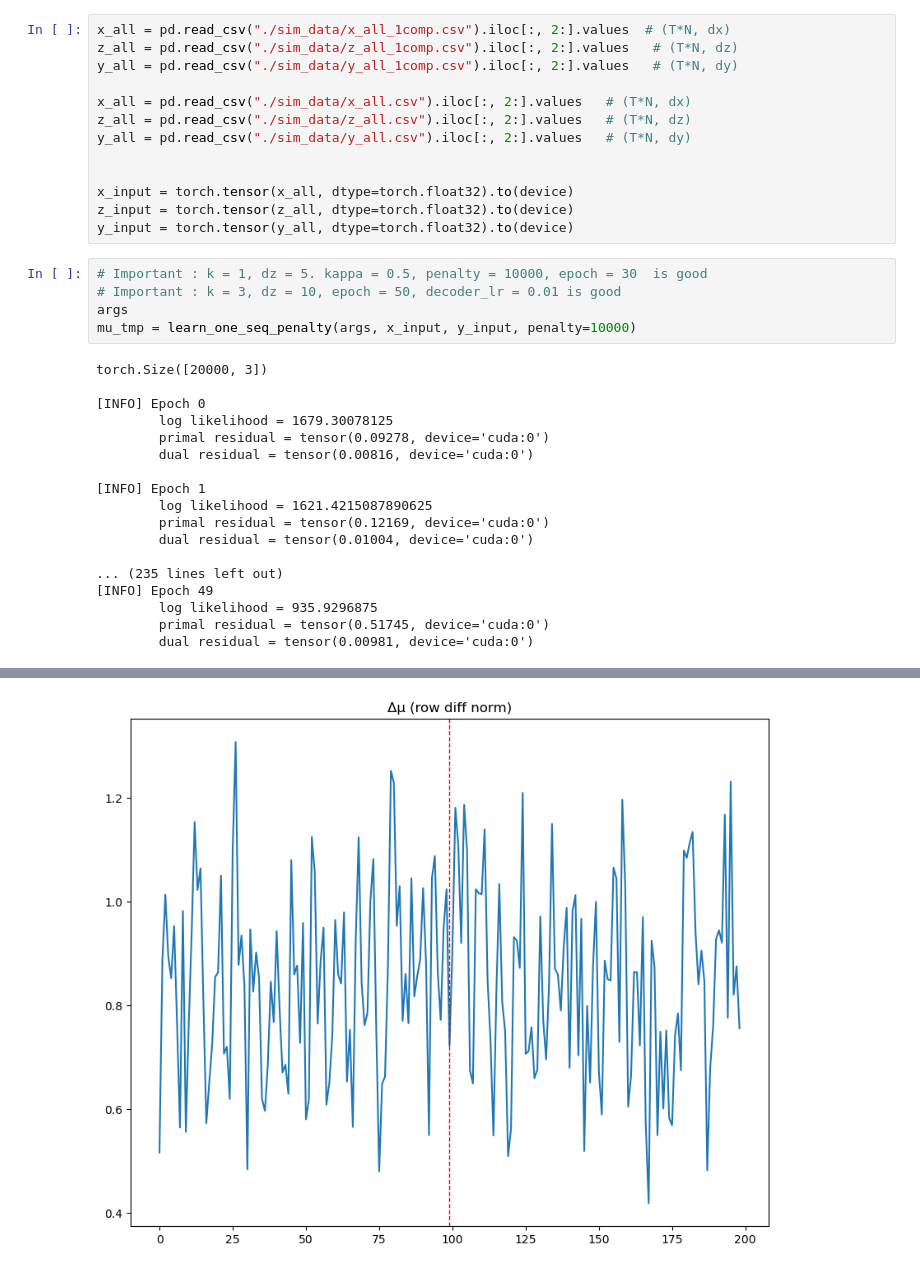
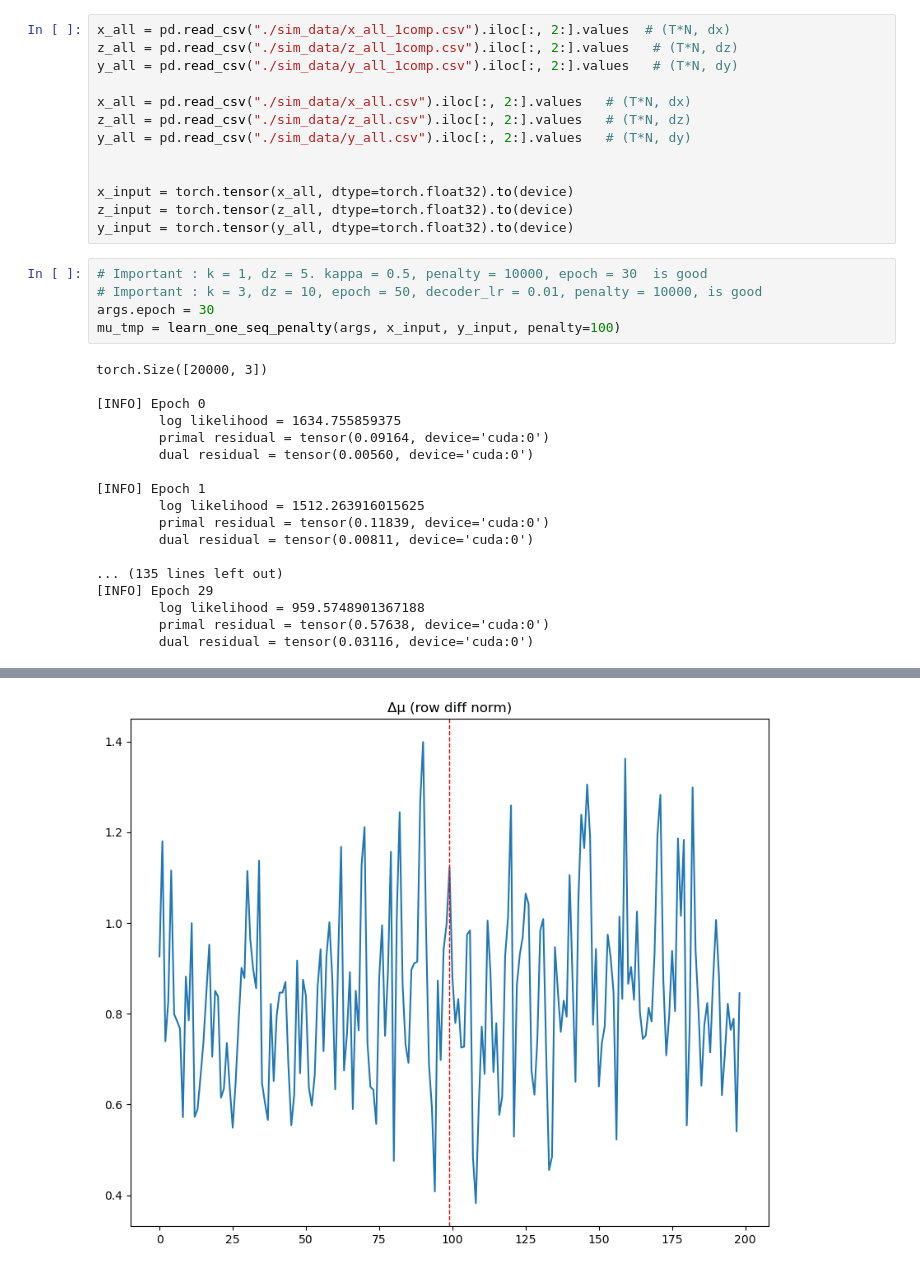
Before and after one commit to allenkei/CPD_FlowCytometry, a Jupyter notebook: step_by_step.ipynb, the cells around one changed output, grey strips where cells are left out. Cells and saved outputs as stored; diff of their text form.

```diff
--- a/step_by_step.ipynb
+++ b/step_by_step.ipynb
@@ -413,24 +413,24 @@ z_input = torch.tensor(z_all, dtype=torch.float32).to(device)
 y_input = torch.tensor(y_all, dtype=torch.float32).to(device)
 # %%
 # Important : k = 1, dz = 5. kappa = 0.5, penalty = 10000, epoch = 30  is good
-# Important : k = 3, dz = 10, epoch = 50, decoder_lr = 0.01 is good
-args
-mu_tmp = learn_one_seq_penalty(args, x_input, y_input, penalty=10000)
+# Important : k = 3, dz = 10, epoch = 50, decoder_lr = 0.01, penalty = 10000, is good
+args.epoch = 30
+mu_tmp = learn_one_seq_penalty(args, x_input, y_input, penalty=100)
 # %% [output]
 torch.Size([20000, 3])
 
 [INFO] Epoch 0
-        log likelihood = 1679.30078125
-        primal residual = tensor(0.09278, device='cuda:0')
-        dual residual = tensor(0.00816, device='cuda:0')
+        log likelihood = 1634.755859375
+        primal residual = tensor(0.09164, device='cuda:0')
+        dual residual = tensor(0.00560, device='cuda:0')
 
 [INFO] Epoch 1
-        log likelihood = 1621.4215087890625
-        primal residual = tensor(0.12169, device='cuda:0')
-        dual residual = tensor(0.01004, device='cuda:0')
+        log likelihood = 1512.263916015625
+        primal residual = tensor(0.11839, device='cuda:0')
+        dual residual = tensor(0.00811, device='cuda:0')
 
-... (235 lines left out)
-[INFO] Epoch 49
-        log likelihood = 935.9296875
-        primal residual = tensor(0.51745, device='cuda:0')
-        dual residual = tensor(0.00981, device='cuda:0')
+... (135 lines left out)
+[INFO] Epoch 29
+        log likelihood = 959.5748901367188
+        primal residual = tensor(0.57638, device='cuda:0')
+        dual residual = tensor(0.03116, device='cuda:0')
@@ -438 +438 @@ torch.Size([20000, 3])
-[figure, old version]
+[figure, new version]
```
Also changed, not shown: parts of 1 cell of this notebook.
